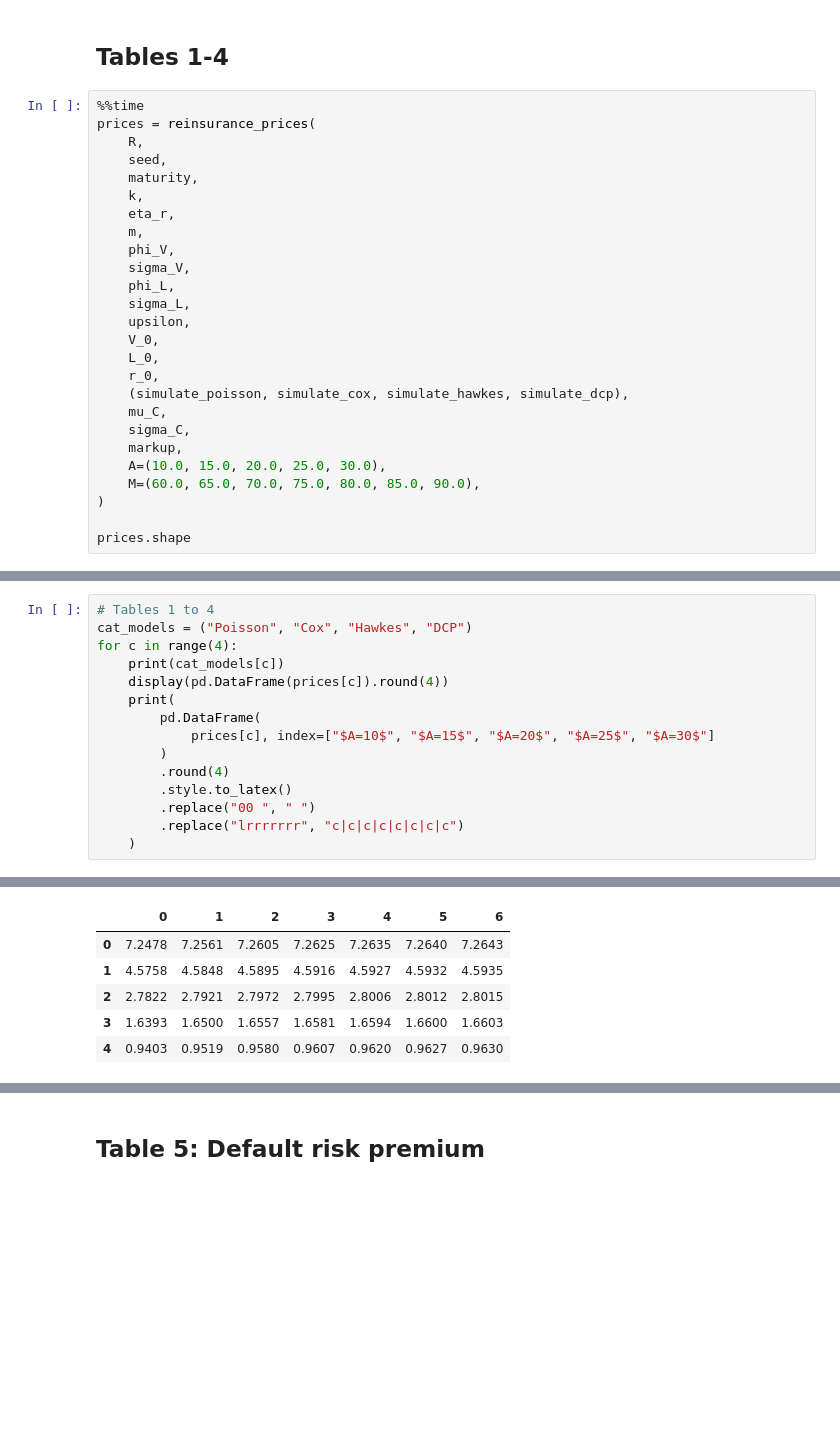
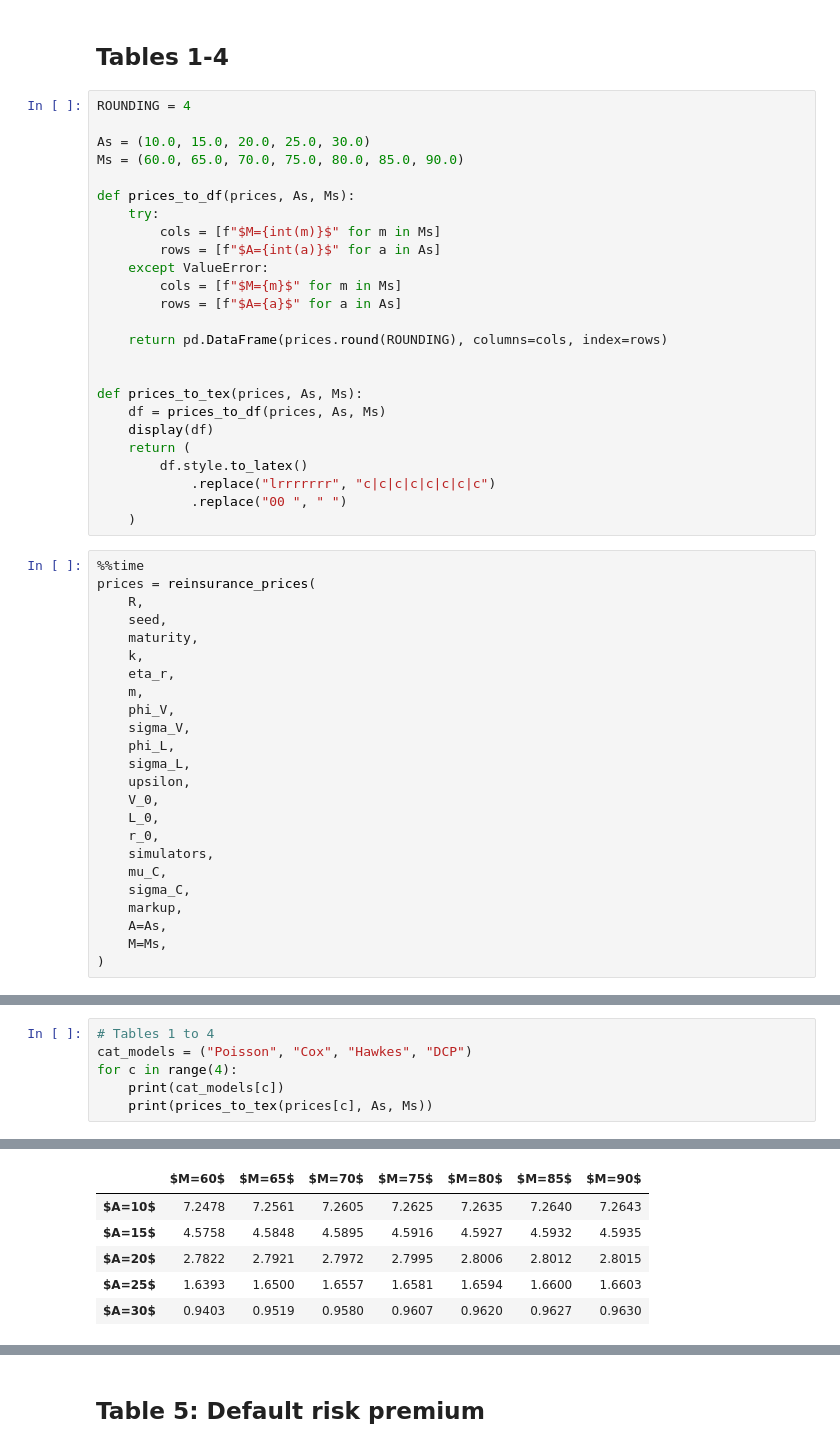
Before and after one commit to Pat-Laub/catastrophe-reinsurance-pricing-compound-point-process, a Jupyter notebook: notebooks/generate_tables.ipynb, the cells around one changed output, grey strips where cells are left out. Cells and saved outputs as stored; diff of their text form; blank space fills up the shorter version.

Commit message:
Remove duplicate Tables 1-4, and add tables for prices with catbond

```diff
--- a/notebooks/generate_tables.ipynb
+++ b/notebooks/generate_tables.ipynb
@@ -88,5 +90,30 @@ def simulate_dcp(seed):
 # %% [markdown]
 ## Tables 1-4
+# %%
+ROUNDING = 4
+
+As = (10.0, 15.0, 20.0, 25.0, 30.0)
+Ms = (60.0, 65.0, 70.0, 75.0, 80.0, 85.0, 90.0)
+
+def prices_to_df(prices, As, Ms):
+    try:
+        cols = [f"$M={int(m)}$" for m in Ms]
+        rows = [f"$A={int(a)}$" for a in As]
+    except ValueError:
+        cols = [f"$M={m}$" for m in Ms]
+        rows = [f"$A={a}$" for a in As]
+
+    return pd.DataFrame(prices.round(ROUNDING), columns=cols, index=rows)
+
+
+def prices_to_tex(prices, As, Ms):
+    df = prices_to_df(prices, As, Ms)
+    display(df)
+    return (
+        df.style.to_latex()
+            .replace("lrrrrrrr", "c|c|c|c|c|c|c|c")
+            .replace("00 ", " ")
+    )
 # %%
 %%time
 prices = reinsurance_prices(
@@ -104,13 +131,11 @@ prices = reinsurance_prices(
     V_0,
     L_0,
     r_0,
-    (simulate_poisson, simulate_cox, simulate_hawkes, simulate_dcp),
+    simulators,
     mu_C,
     sigma_C,
     markup,
-    A=(10.0, 15.0, 20.0, 25.0, 30.0),
-    M=(60.0, 65.0, 70.0, 75.0, 80.0, 85.0, 90.0),
+    A=As,
+    M=Ms,
 )
-
-prices.shape
 # %% [output]
@@ -120,24 +144,15 @@ Wall time: 3.19 s
 # %%
 # Tables 1 to 4
 cat_models = ("Poisson", "Cox", "Hawkes", "DCP")
 for c in range(4):
     print(cat_models[c])
-    display(pd.DataFrame(prices[c]).round(4))
-    print(
-        pd.DataFrame(
-            prices[c], index=["$A=10$", "$A=15$", "$A=20$", "$A=25$", "$A=30$"]
-        )
-        .round(4)
-        .style.to_latex()
-        .replace("00 ", " ")
-        .replace("lrrrrrrr", "c|c|c|c|c|c|c|c")
-    )
+    print(prices_to_tex(prices[c], As, Ms))
 # %% [output]
 Poisson
-|  | 0 | 1 | 2 | 3 | 4 | 5 | 6 |
-| 0 | 7.2478 | 7.2561 | 7.2605 | 7.2625 | 7.2635 | 7.2640 | 7.2643 |
-| 1 | 4.5758 | 4.5848 | 4.5895 | 4.5916 | 4.5927 | 4.5932 | 4.5935 |
-| 2 | 2.7822 | 2.7921 | 2.7972 | 2.7995 | 2.8006 | 2.8012 | 2.8015 |
-| 3 | 1.6393 | 1.6500 | 1.6557 | 1.6581 | 1.6594 | 1.6600 | 1.6603 |
-| 4 | 0.9403 | 0.9519 | 0.9580 | 0.9607 | 0.9620 | 0.9627 | 0.9630 |
+|  | $M=60$ | $M=65$ | $M=70$ | $M=75$ | $M=80$ | $M=85$ | $M=90$ |
+| $A=10$ | 7.2478 | 7.2561 | 7.2605 | 7.2625 | 7.2635 | 7.2640 | 7.2643 |
+| $A=15$ | 4.5758 | 4.5848 | 4.5895 | 4.5916 | 4.5927 | 4.5932 | 4.5935 |
+| $A=20$ | 2.7822 | 2.7921 | 2.7972 | 2.7995 | 2.8006 | 2.8012 | 2.8015 |
+| $A=25$ | 1.6393 | 1.6500 | 1.6557 | 1.6581 | 1.6594 | 1.6600 | 1.6603 |
+| $A=30$ | 0.9403 | 0.9519 | 0.9580 | 0.9607 | 0.9620 | 0.9627 | 0.9630 |
 \begin{tabular}{c|c|c|c|c|c|c|c}
```
Also changed, not shown: parts of 17 cells of this notebook, 3 other files.
